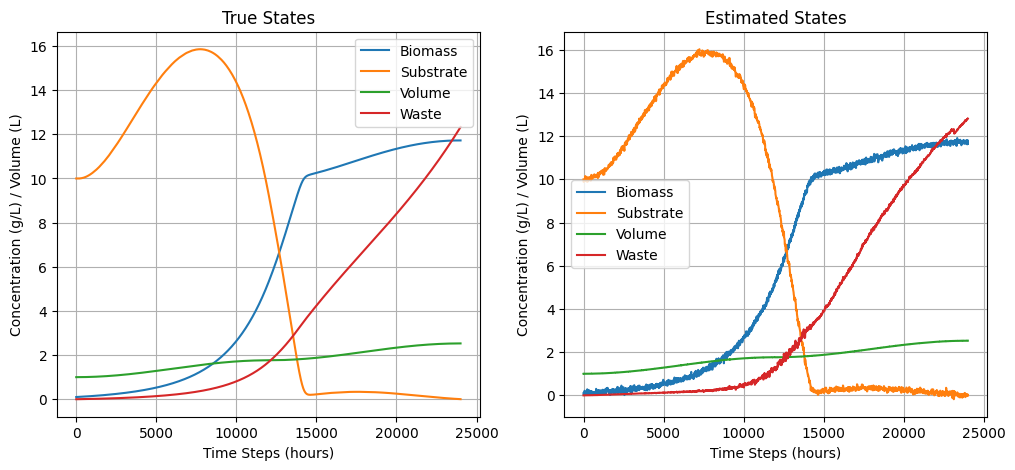
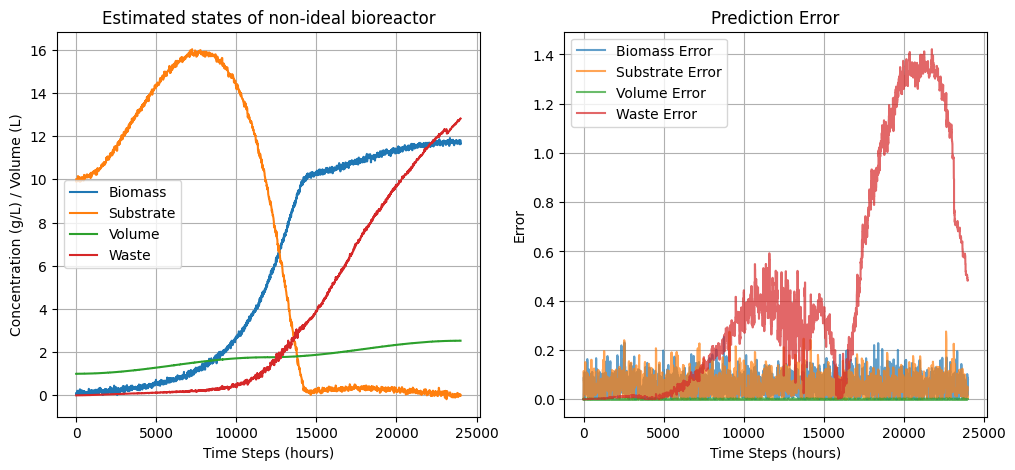
The change to this notebook cell's code, shown as a diff; its figure went from the first image to the second:
--- before
+++ after
@@ -1,15 +1,15 @@
 plt.figure(figsize=(12, 5))
 plt.subplot(1, 2, 1)
-plt.plot(true_states_real, label=['Biomass', 'Substrate', 'Volume', 'Waste'])
+plt.plot(estimated_states_real, label=['Biomass', 'Substrate', 'Volume', 'Waste'])
 plt.xlabel('Time Steps (hours)')
 plt.ylabel('Concentration (g/L) / Volume (L)')
 plt.grid()
 plt.legend()
-plt.title('True States')
+plt.title('Estimated states of non-ideal bioreactor')
 plt.subplot(1, 2, 2)
-plt.plot(estimated_states_real, label=['Biomass', 'Substrate', 'Volume', 'Waste'])
+plt.plot(np.sqrt((true_states_real - estimated_states_real) ** 2), label=['Biomass Error', 'Substrate Error', 'Volume Error', 'Waste Error'], alpha=0.7)
 plt.xlabel('Time Steps (hours)')
-plt.ylabel('Concentration (g/L) / Volume (L)')
+plt.ylabel('Error')
 plt.grid()
-plt.title('Estimated States')
+plt.title('Prediction Error')
 plt.legend()

Commit: small change to main